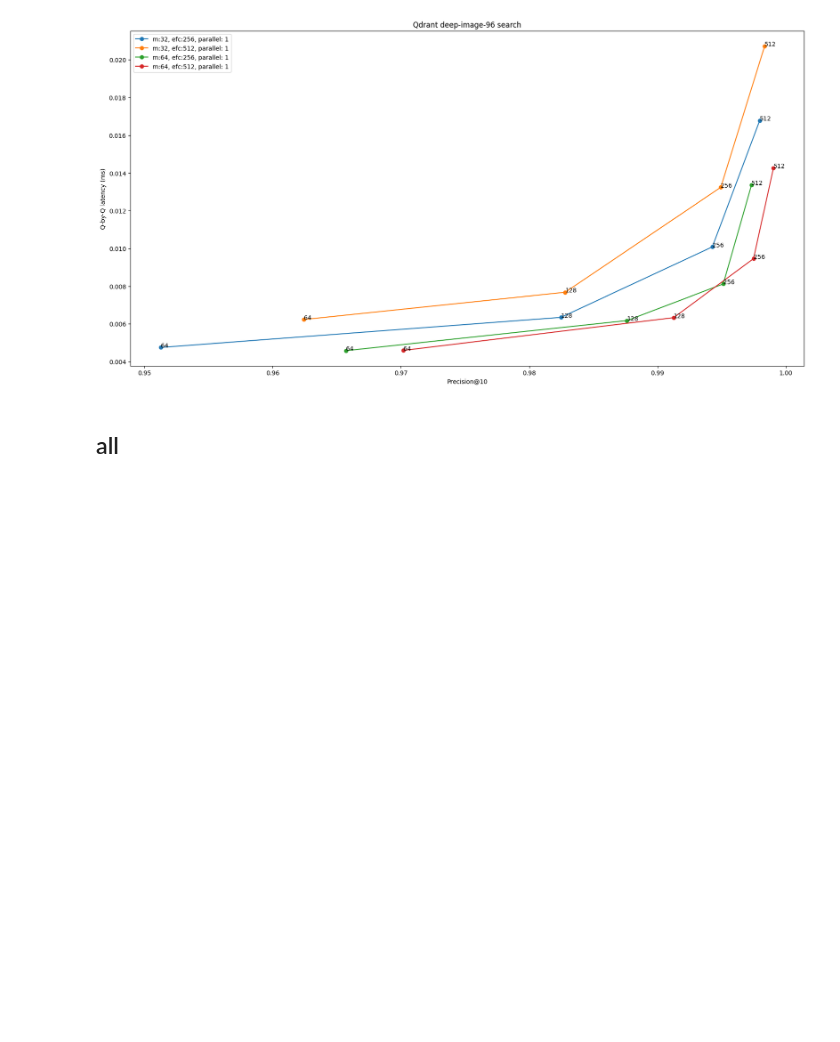
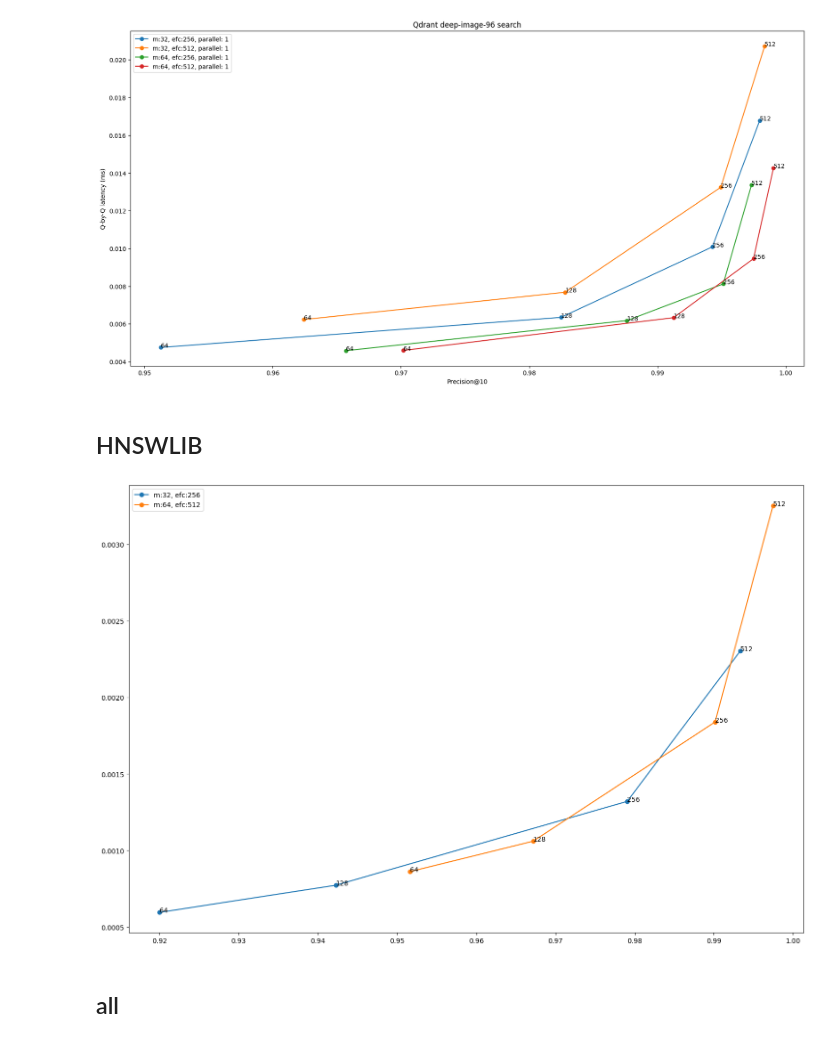
Before and after one commit to qdrant/vector-db-benchmark, a Jupyter notebook: results.ipynb, the cells around one changed output. Saved outputs shown, nothing was run; the diff lists cells and outputs as text; code cells hidden in the pictures; blank space fills up the shorter version.

```diff
--- a/test.ipynb
+++ b/results.ipynb
@@ -161,0 +132,9 @@ Text(0.5, 1.0, 'GSI Flat Search / Latency vs Precision')
+# %%
+# create hnswlib search results dataframe
+hnsw_files = [x for x in search_files if "hnswlib" in x]
+hnsw_df = pd.DataFrame(columns=parse_weav_search(hnsw_files[0]).keys())
+for fname in hnsw_files:
+    row = parse_weav_search(fname)
+    hnsw_df.loc[len(hnsw_df), :] = row
+hnsw_df.vdb = 'hnswlib'
+hnsw_df = hnsw_df.sort_values(['m', 'efc', 'ef', 'parallel']).reset_index(drop=True)
@@ -395,3 +383,5 @@ ax.set_ylabel("Q-by-Q latency (ms)")
 fig.show()
 # %% [output]
 [figure]
+# %% [markdown]
+## HNSWLIB
@@ -398,3 +396,17 @@ fig.show()
+# %%
+fig, ax = plt.subplots(figsize=(18,12))
+parallels = [1]
+dim = 96
+configs = hnsw_df.groupby(['m', 'efc']).count().index.to_list()
+for m, efc in configs:
+    tmp = hnsw_df[(hnsw_df.m == m) & (hnsw_df.efc == efc) & (hnsw_df.parallel.isin(parallels)) & (hnsw_df.dim == dim)]
+    plt.plot(tmp.mean_precisions, tmp.mean_time, '-o', label=f"m:{m}, efc:{efc}")
+    for x,y,z in zip(tmp.mean_precisions, tmp.mean_time, tmp.ef):
+        plt.annotate(z, (x,y))
+ax.legend()
+fig.show()
+# %% [output]
+[figure, added]
 # %% [markdown]
 ## all
 # %%
```
Also changed, not shown: parts of 11 cells of this notebook, 4 other files.
